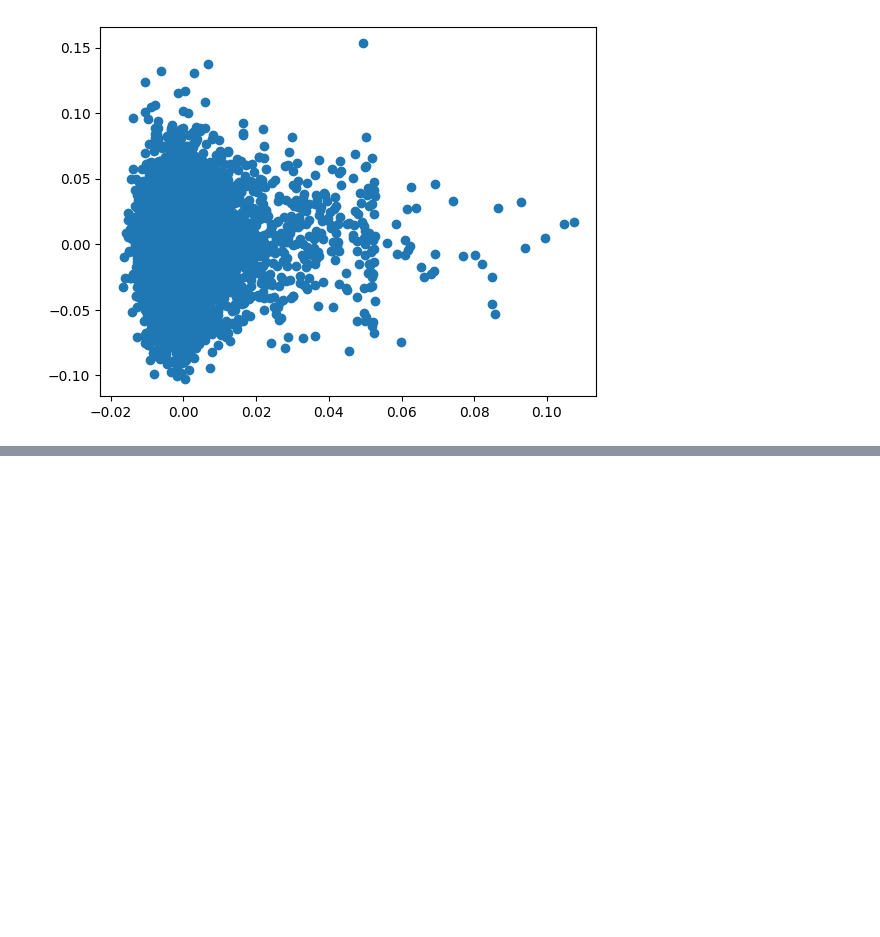
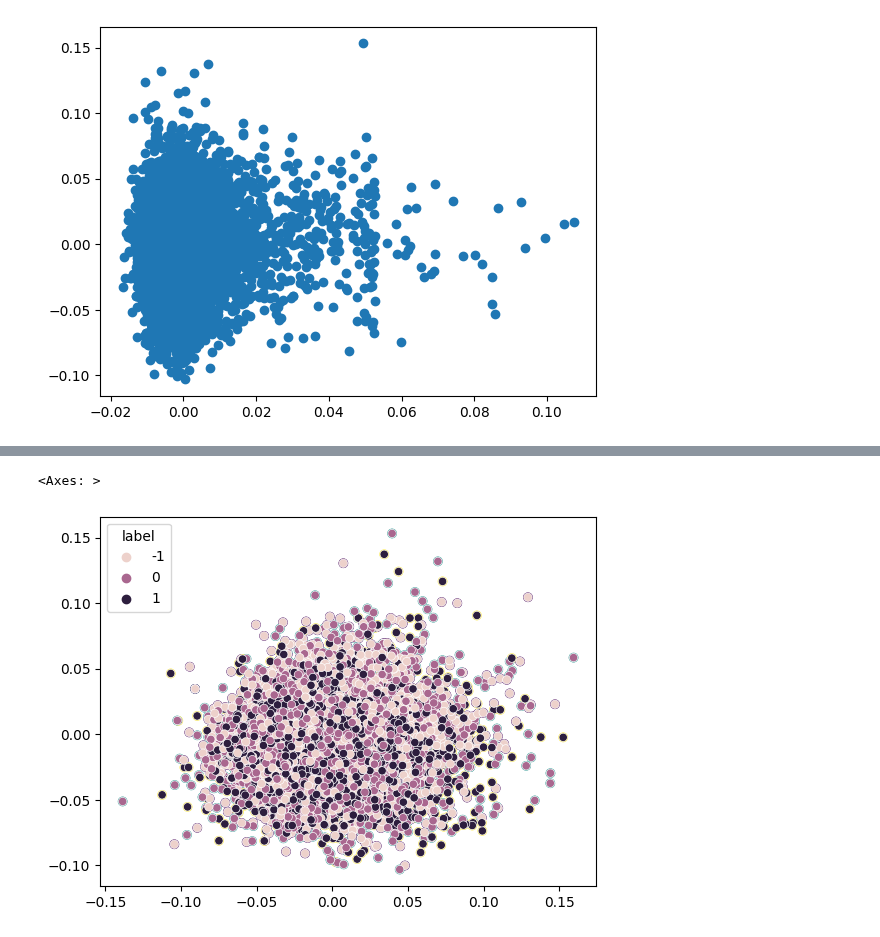
Before and after one commit to CeHouGIS/Safety_Perception_HK, a Jupyter notebook: safety_perception_model/single_model/feature_check.ipynb, the cells around one changed output, grey strips where cells are left out. Drawn from its saved outputs; the diff is of its cells as text; code cells hidden in the pictures; blank space fills up the shorter version.

```diff
--- a/safety_perception_model/single_model/feature_check.ipynb
+++ b/safety_perception_model/single_model/feature_check.ipynb
@@ -152,0 +153,6 @@ plt.scatter(text_feature_pca[:,0], text_feature_pca[:,1])
+# %%
+# plt.scatter(text_feature_pca[:,0], text_feature_pca[:,1], c=data['label'])
+sns.scatterplot(x=text_feature_pca[:,0], y=text_feature_pca[:,1], hue=data['label'])
+# %% [output]
+<Axes: >
+[figure, added]
```
Also changed, not shown: parts of 2 cells of this notebook, 1 other file.
